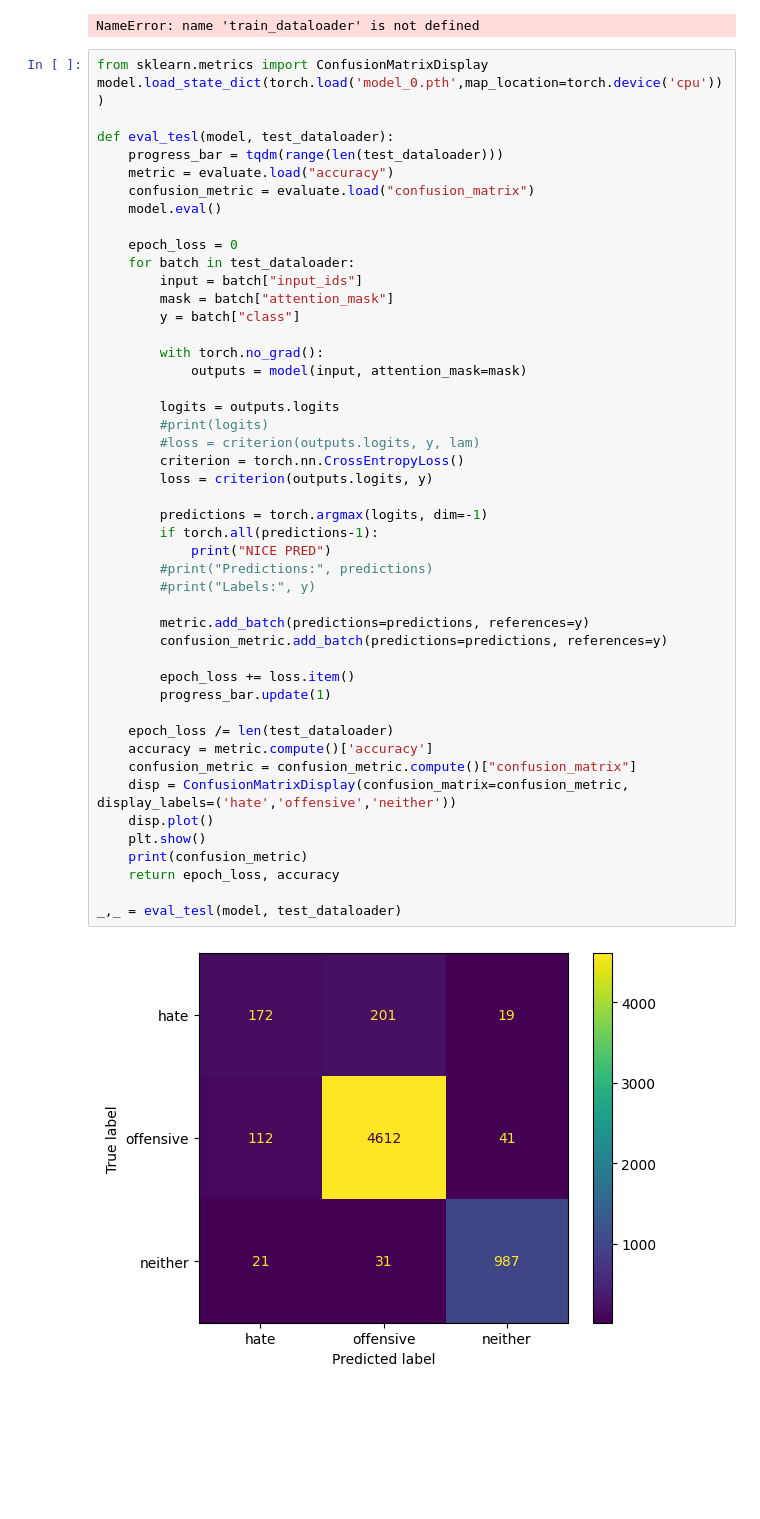
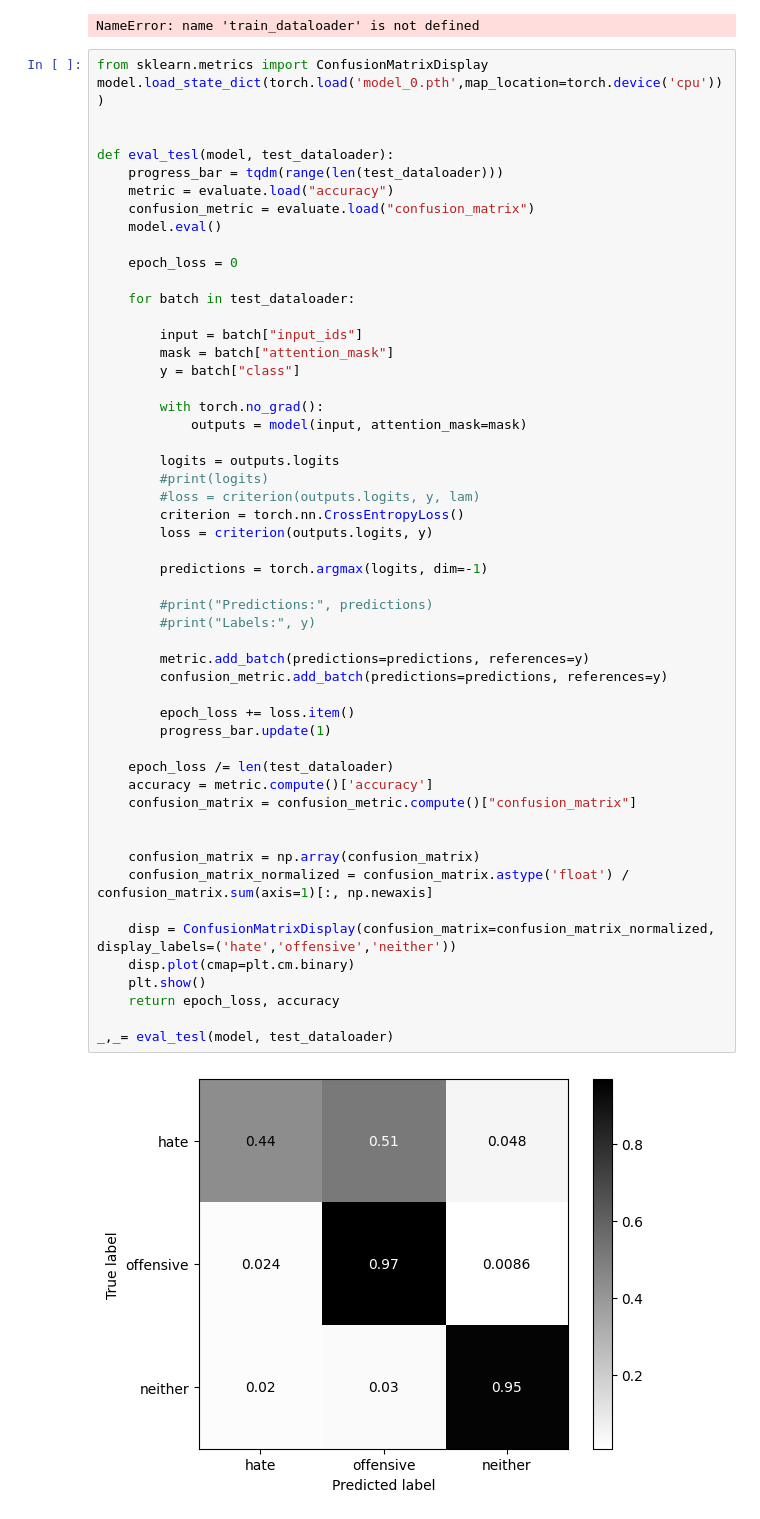
Before and after one commit to giterdelextreme/EE-559, a Jupyter notebook: MEGA_Tweet.ipynb, the cells around one changed output. Saved outputs shown, nothing was run; the diff lists cells and outputs as text; blank space fills up the shorter version.

```diff
--- a/MEGA_Tweet.ipynb
+++ b/MEGA_Tweet.ipynb
@@ -395,6 +395,7 @@ NameError: name 'train_dataloader' is not defined
 # %%
 from sklearn.metrics import ConfusionMatrixDisplay
 model.load_state_dict(torch.load('model_0.pth',map_location=torch.device('cpu')))
+
 
 def eval_tesl(model, test_dataloader):
     progress_bar = tqdm(range(len(test_dataloader)))
@@ -403,41 +404,46 @@ def eval_tesl(model, test_dataloader):
     model.eval()
 
     epoch_loss = 0
+
     for batch in test_dataloader:
+
         input = batch["input_ids"]
         mask = batch["attention_mask"]
         y = batch["class"]
 
         with torch.no_grad():
             outputs = model(input, attention_mask=mask)
 
         logits = outputs.logits
         #print(logits)
         #loss = criterion(outputs.logits, y, lam)
         criterion = torch.nn.CrossEntropyLoss()
         loss = criterion(outputs.logits, y)
 
         predictions = torch.argmax(logits, dim=-1)
-        if torch.all(predictions-1):
-            print("NICE PRED")
+
         #print("Predictions:", predictions)
         #print("Labels:", y)
 
         metric.add_batch(predictions=predictions, references=y)
         confusion_metric.add_batch(predictions=predictions, references=y)
 
         epoch_loss += loss.item()
         progress_bar.update(1)
 
     epoch_loss /= len(test_dataloader)
     accuracy = metric.compute()['accuracy']
-    confusion_metric = confusion_metric.compute()["confusion_matrix"]
-    disp = ConfusionMatrixDisplay(confusion_matrix=confusion_metric, display_labels=('hate','offensive','neither'))
-    disp.plot()
+    confusion_matrix = confusion_metric.compute()["confusion_matrix"]
+
+
+    confusion_matrix = np.array(confusion_matrix)
+    confusion_matrix_normalized = confusion_matrix.astype('float') / confusion_matrix.sum(axis=1)[:, np.newaxis]
+
+    disp = ConfusionMatrixDisplay(confusion_matrix=confusion_matrix_normalized, display_labels=('hate','offensive','neither'))
+    disp.plot(cmap=plt.cm.binary)
     plt.show()
-    print(confusion_metric)
     return epoch_loss, accuracy
 
-_,_ = eval_tesl(model, test_dataloader)
+_,_= eval_tesl(model, test_dataloader)
 # %% [output]
-[figure, old version]
+[figure, new version]
```
Also changed, not shown: parts of 1 cell of this notebook, 2 other files.
